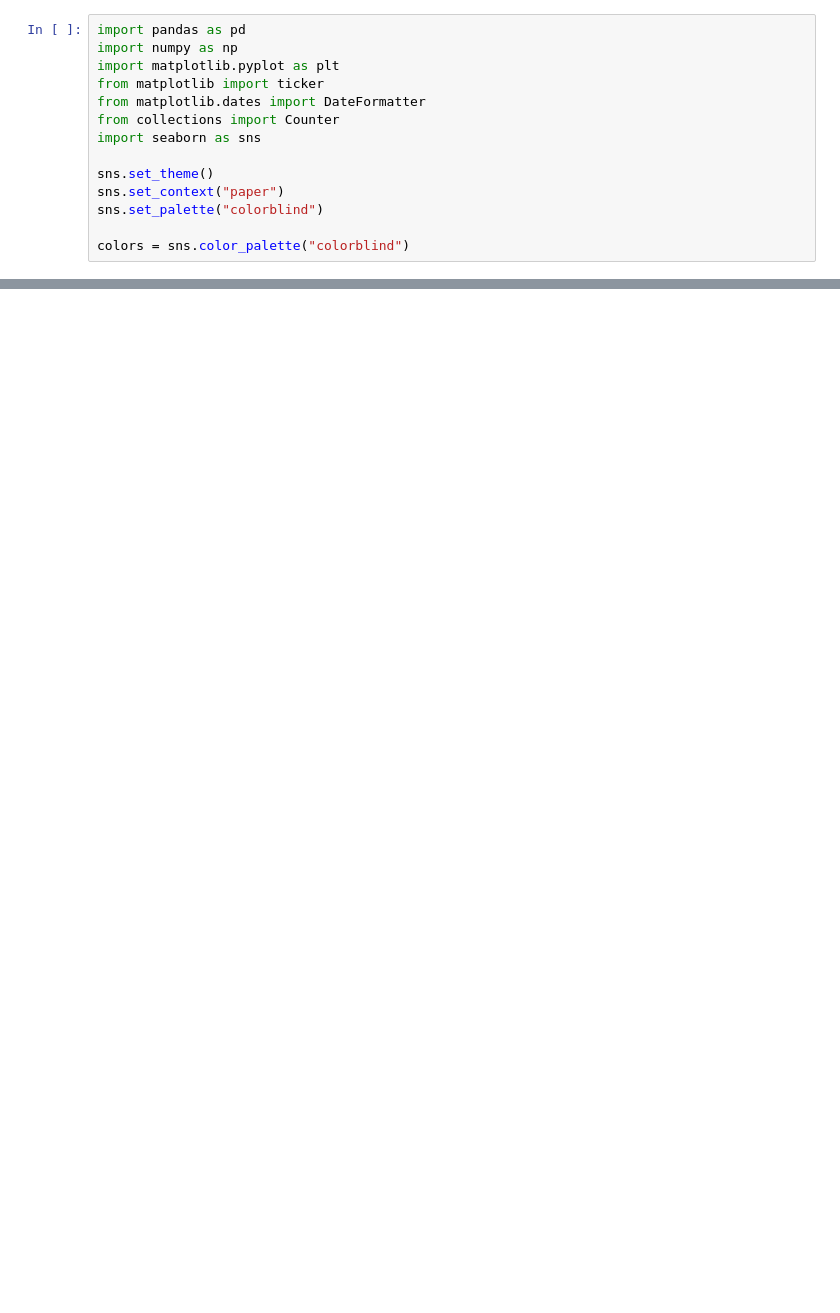
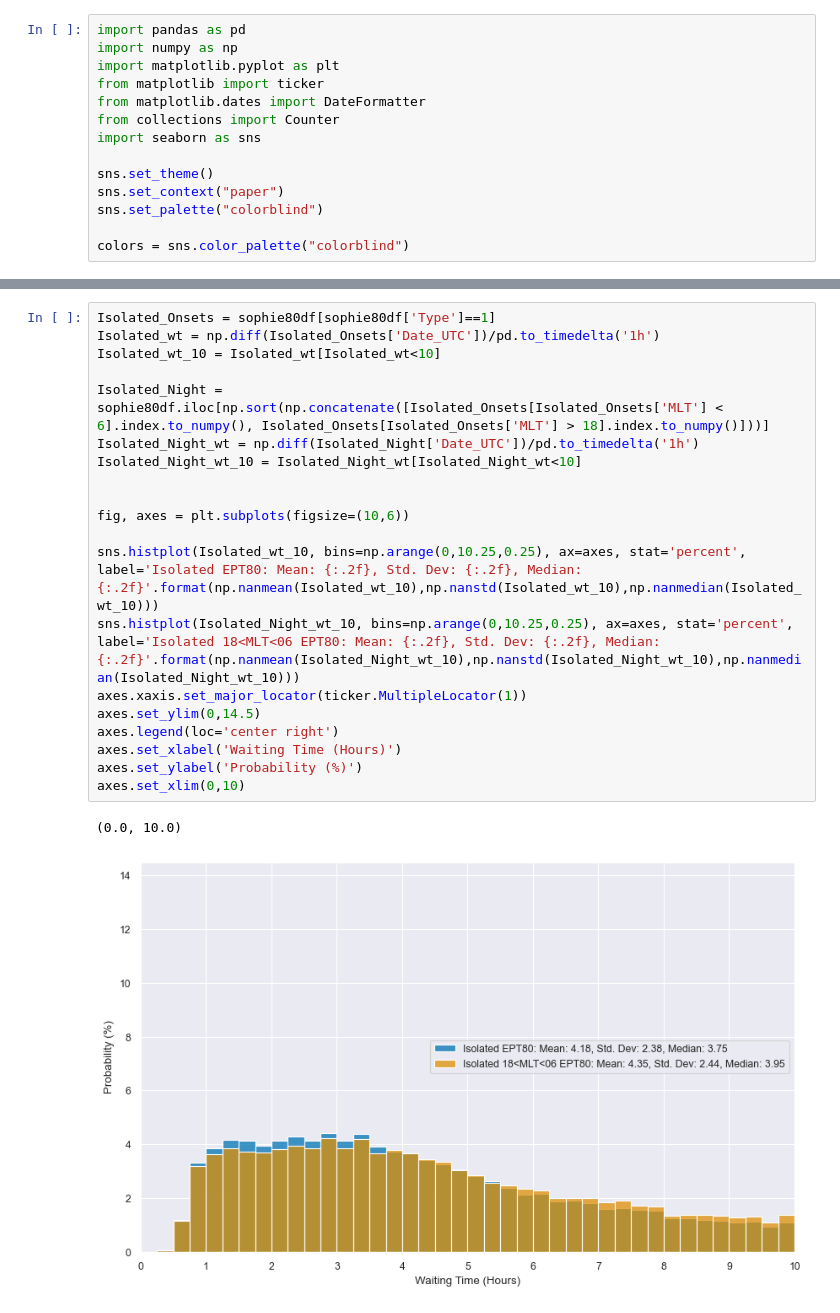
Before and after one commit to christianlao12/DP1_DP2_Project, a Jupyter notebook: sophie-recreation.ipynb, the cells around one changed output, grey strips where cells are left out. Saved outputs shown, nothing was run; the diff lists cells and outputs as text; blank space fills up the shorter version.

```diff
--- a/sophie-recreation.ipynb
+++ b/sophie-recreation.ipynb
@@ -36,2 +35,25 @@ array[0] = 1
 sophie80df['Type'] = array
+# %%
+Isolated_Onsets = sophie80df[sophie80df['Type']==1]
+Isolated_wt = np.diff(Isolated_Onsets['Date_UTC'])/pd.to_timedelta('1h')
+Isolated_wt_10 = Isolated_wt[Isolated_wt<10]
+
+Isolated_Night = sophie80df.iloc[np.sort(np.concatenate([Isolated_Onsets[Isolated_Onsets['MLT'] < 6].index.to_numpy(), Isolated_Onsets[Isolated_Onsets['MLT'] > 18].index.to_numpy()]))]
+Isolated_Night_wt = np.diff(Isolated_Night['Date_UTC'])/pd.to_timedelta('1h')
+Isolated_Night_wt_10 = Isolated_Night_wt[Isolated_Night_wt<10]
+
+
+fig, axes = plt.subplots(figsize=(10,6))
+
+sns.histplot(Isolated_wt_10, bins=np.arange(0,10.25,0.25), ax=axes, stat='percent', label='Isolated EPT80: Mean: {:.2f}, Std. Dev: {:.2f}, Median: {:.2f}'.format(np.nanmean(Isolated_wt_10),np.nanstd(Isolated_wt_10),np.nanmedian(Isolated_wt_10)))
+sns.histplot(Isolated_Night_wt_10, bins=np.arange(0,10.25,0.25), ax=axes, stat='percent', label='Isolated 18<MLT<06 EPT80: Mean: {:.2f}, Std. Dev: {:.2f}, Median: {:.2f}'.format(np.nanmean(Isolated_Night_wt_10),np.nanstd(Isolated_Night_wt_10),np.nanmedian(Isolated_Night_wt_10)))
+axes.xaxis.set_major_locator(ticker.MultipleLocator(1))
+axes.set_ylim(0,14.5)
+axes.legend(loc='center right')
+axes.set_xlabel('Waiting Time (Hours)')
+axes.set_ylabel('Probability (%)')
+axes.set_xlim(0,10)
+# %% [output]
+(0.0, 10.0)
+[figure, added]
 # %%
```
Also changed, not shown: parts of 3 cells of this notebook, 1 other file.
